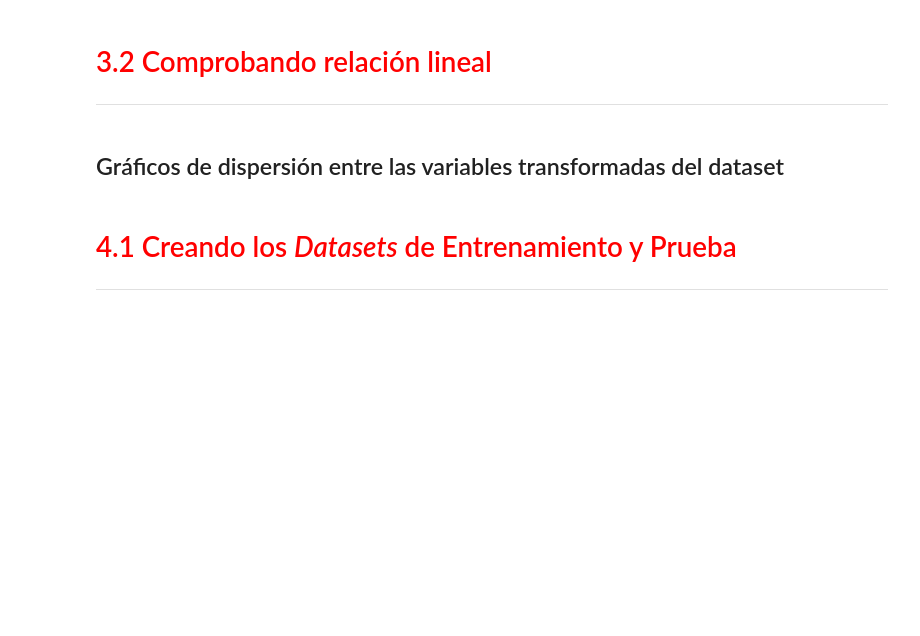
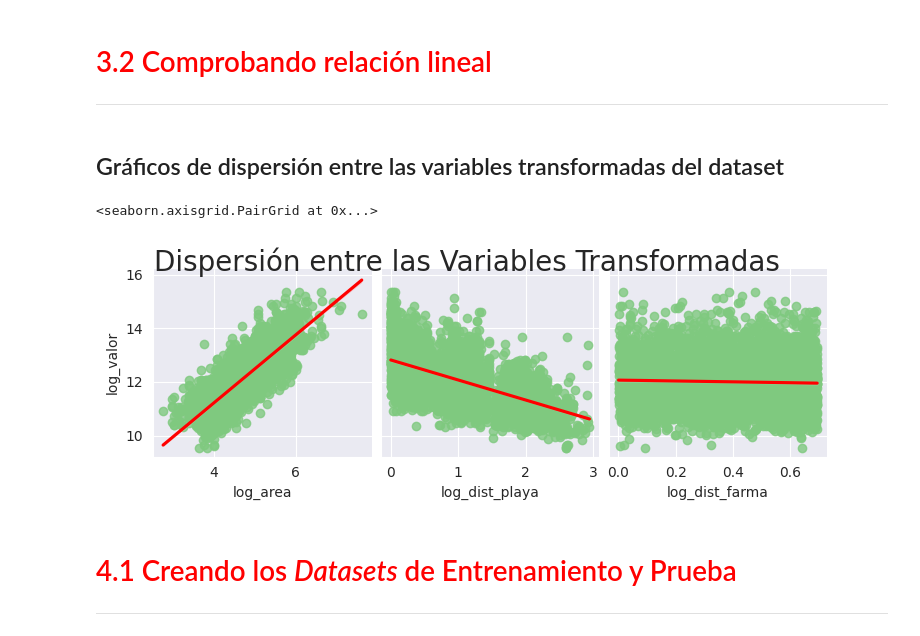
Before and after one commit to mespealva/numpy, a Jupyter notebook: Regresión_Lineal_II.ipynb, the cells around one changed output. Drawn from its saved outputs; the diff is of its cells as text; code cells hidden in the pictures; blank space fills up the shorter version.

```diff
--- a/Regresión_Lineal_II.ipynb
+++ b/Regresión_Lineal_II.ipynb
@@ -199,9 +218,14 @@ ax
 # %% [markdown]
 ## Gráficos de dispersión entre las variables transformadas del dataset
 # %%
-
+ax = sns.pairplot(datos, y_vars="log_valor", x_vars= ["log_area", "log_dist_playa", "log_dist_farma"],
+                  kind="reg",plot_kws={'line_kws':{'color':'red'}})
 ax.fig.suptitle('Dispersión entre las Variables Transformadas', fontsize=20, y=1.05)
 ax
+#la variable farmacia es la q menos correlkacuion tiene y deberia ser eliminada
+# %% [output]
+<seaborn.axisgrid.PairGrid at 0x...>
+[figure, added]
 # %% [markdown]
 # <font color='red' style='font-size: 30px;'>4.1 Creando los *Datasets* de Entrenamiento y Prueba</font>
 <hr style='border: 2px solid red;'>
```
Also changed, not shown: parts of 4 cells of this notebook.
